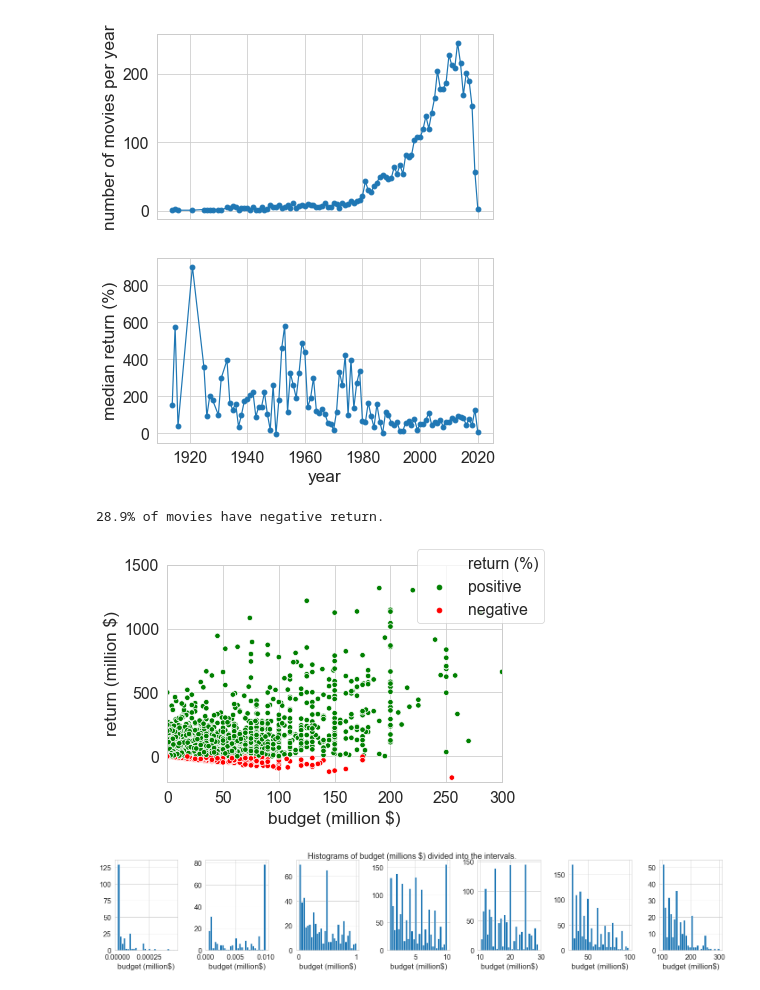
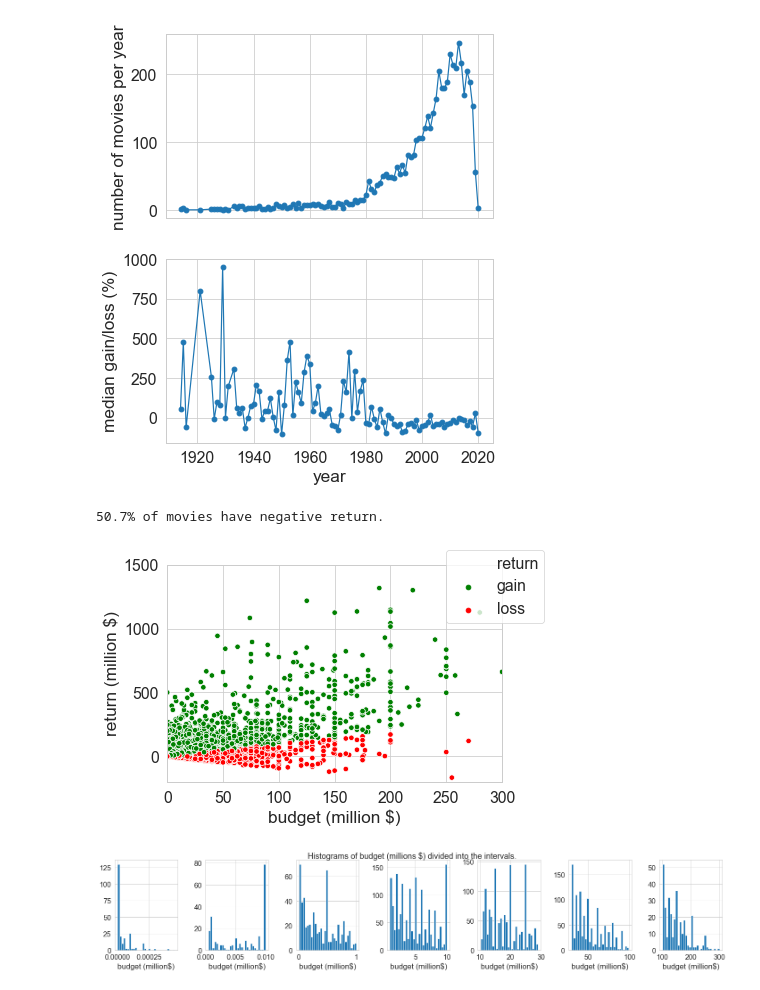
Before and after one commit to evgeniya1/Project1, a Jupyter notebook: data_analysis_Evgeniya.ipynb, the cells around one changed output. Saved outputs shown, nothing was run; the diff lists cells and outputs as text; code cells hidden in the pictures.

```diff
--- a/data_analysis_Evgeniya.ipynb
+++ b/data_analysis_Evgeniya.ipynb
@@ -45,11 +45,11 @@ df['revenue_M'] = df['revenue'].div(scale)
 
 #total budget in million $ and %
 df['return_M'] = df.revenue_M - df.budget_M
-df['return_%'] = round(df.return_M/df.budget_M * 100, 2)
+df['gain/loss_%'] = round((df.return_M/df.budget_M - 1) * 100, 2)
 
 #add positive/negative return %
-df['return_%_type'] = df['return_%'].map(lambda x: 'positive'
-                                       if x > 0 else 'negative')
+df['return_type'] = df['gain/loss_%'].map(lambda x: 'gain'
+                                       if x > 0 else 'loss')
 
 #add year column
 df.release_date = df.release_date.astype('datetime64[ns]')
@@ -67,7 +67,7 @@ df['first_country'] = [x.split(', ')[0] if x is not np.nan
 
 #select necessary columns
 df = df[['title','year','first_genre','first_country','first_company',
-         'budget_M','revenue_M','return_M','return_%','return_%_type','runtime']]
+         'budget_M','revenue_M','return_M','gain/loss_%','return_type','runtime']]
 
 
 df.head()
@@ -101,43 +129,40 @@ df.describe(include=['object'])
 # %%
 #What is distribution of movies by a year?
 fig, (ax1,ax2) = plt.subplots(2,1,figsize=(6,7),sharex=True)
 
 #filter missing years and return greater than 1000%
-filter_cond = (df.year > 0) & (df['return_%'] < 1000)
+filter_cond = (df.year > 0) & (df['gain/loss_%'] < 1000)
 
 ##subplot 1
 #numbers of movies over time in the database
 df[filter_cond].year.value_counts().sort_index()\
                .plot(kind='line',ax=ax1,marker='o')
 
 #change axis labels
 ax1.set_xlabel('year')
 ax1.set_ylabel('number of movies per year')
 
 ##subplot 2
 #Median return in % versus release year
-df[filter_cond].groupby('year')['return_%'].median()\
+df[filter_cond].groupby('year')['gain/loss_%'].median()\
                .plot(kind='line',ax=ax2,marker='o')
 
 #change axis labels
 ax2.set_xlabel('year')
-ax2.set_ylabel('median return (%)')
+ax2.set_ylabel('median gain/loss (%)')
 
 #change axis limits
 #ax2.set_ylim(0,150)
 #ax2.set_xlim(1987,2018)
-
-## zoom
-
 plt.tight_layout()
 # %% [output]
-[figure, old version]
+[figure, new version]
 # %%
 #How budget influence on total revenue in millions?
 fig, ax1 = plt.subplots(1,1,figsize=(6,4))
 
 #plot return vs budget in millions $
-sns.scatterplot(x='budget_M', y='return_M', hue='return_%_type',
+sns.scatterplot(x='budget_M', y='return_M', hue='return_type',
                 data=df, s=30, ax=ax1,palette=['green','red'])
 
 #change axis labels
@@ -146,19 +171,19 @@ ax1.set_ylabel('return (million $)')
 
 #legend parameters
 ax1.legend(loc='right',bbox_to_anchor = [1.15, 0.9])\
-   .texts[0].set_text("return (%)")
+   .texts[0].set_text("return")
 
 #change axis limits
 ax1.set_xlim(0,300)
 ax1.set_ylim(-200,1500)
 
-#What is the percentage of movies with negative revenue?
-neg_return = round(df[df.return_M < 0].shape[0]
+#What is the percentage of movies with negative return?
+neg_return = round(df[df['gain/loss_%'] < 0].shape[0]
                    / df.shape[0] * 100,1)
 print(f'{neg_return}% of movies have negative return.')
 # %% [output]
-28.9% of movies have negative return.
+50.7% of movies have negative return.
-[figure, old version]
+[figure, new version]
 # %%
 #What is distribution of movies by a budget?
 #How to categorize the budget?
```
Also changed, not shown: parts of 24 cells of this notebook, 3 other files.
